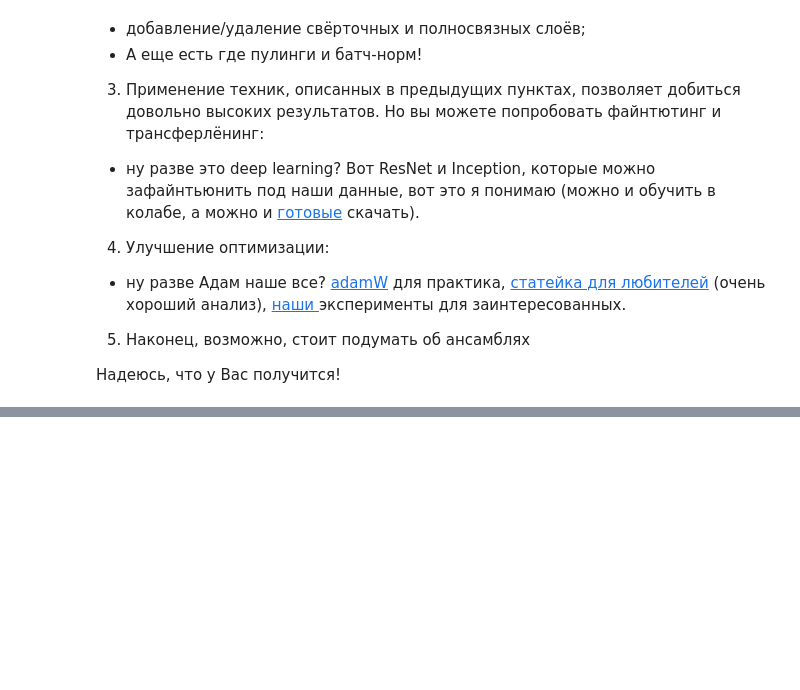
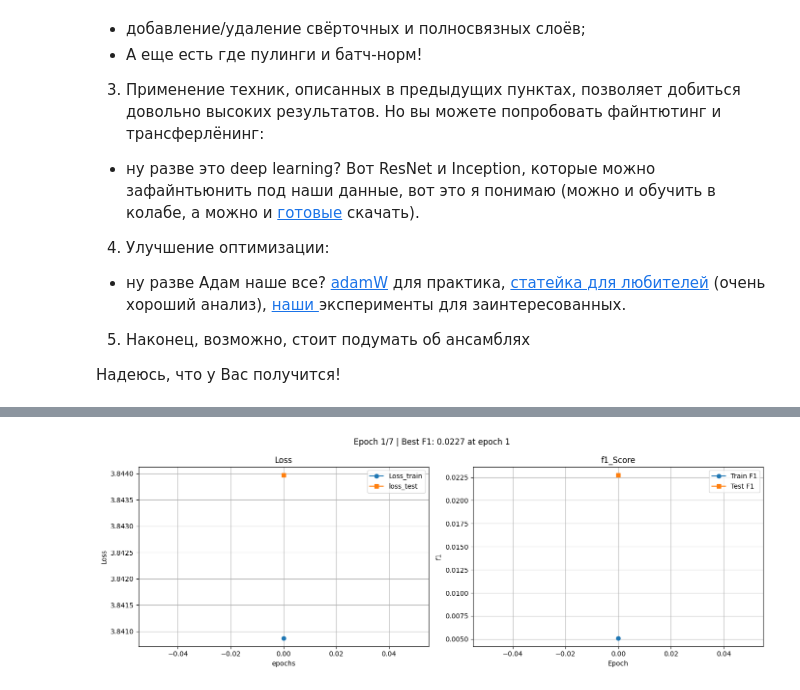
Before and after one commit to KLIOde/All_anki_bot, a Jupyter notebook: week_07_cnn_and_fine_tuning/Homework/hw_5_simpsons_classification.ipynb, the cells around one changed output, grey strips where cells are left out. Cells and saved outputs as stored; diff of their text form; code cells hidden in the pictures; blank space fills up the shorter version.

```diff
--- a/week_07_cnn_and_fine_tuning/Homework/hw_5_simpsons_classification.ipynb
+++ b/week_07_cnn_and_fine_tuning/Homework/hw_5_simpsons_classification.ipynb
@@ -790,0 +836,13 @@ my_submission.to_csv('simple_cnn_baseline.csv', index=False)
+# %%
+model_resnet = models.resnet18(pretrained=True)
+
+for param in model_resnet.parameters():
+    param.requires_grad = False
+for param in model_resnet.layer4.parameters():
+    param.requires_grad = True
+num_features = 512
+model_resnet.fc = nn.Linear(num_features, len(np.unique(train_val_labels)))
+# %%
+criterion = nn.CrossEntropyLoss()
+optimizer = torch.optim.Adam(model_simple_cnn.parameters(), lr = 1e-3, weight_decay=1e-4)
+scheduler = torch.optim.lr_scheduler.StepLR(optimizer, 2, gamma=0.5)
@@ -790,0 +962,3 @@ my_submission.to_csv('simple_cnn_baseline.csv', index=False)
+# %%
+model = Homer(len(np.unique(train_val_labels)))
+model.to(DEVICE)
@@ -790,0 +983,58 @@ my_submission.to_csv('simple_cnn_baseline.csv', index=False)
+# %%
+import numpy as np
+import matplotlib.pyplot as plt
+from IPython.display import clear_output
+
+train_losses = []
+test_losses = []
+train_f1_scores = []
+test_f1_scores = []
+best_f1 = 0
+best_epoch = -1
+epochs = 7
+
+for i in range(epochs):
+    # Обучение
+    train_loss, _, f1_train = train(model, optimizer, criterion, train_loader, i, DEVICE, f1_score)
+    train_losses.append(train_loss)
+    train_f1_scores.append(f1_train)
+
+    # Валидация
+    test_loss, _, f1_test = test(model, criterion, val_loader, i, DEVICE, best_f1, f1_score)
+    test_losses.append(test_loss)
+    test_f1_scores.append(f1_test)
+
+    scheduler.step()
+
+    if f1_test > best_f1:
+        best_f1 = f1_test
+        best_epoch = i
+
+    clear_output()
+    plt.figure(figsize=(14, 5))
+
+    plt.subplot(1, 2, 1)
+    plt.plot(np.arange(len(train_losses)), train_losses, label='Loss_train', marker='o')
+    plt.plot(np.arange(len(test_losses)), test_losses, label='loss_test', marker='s')
+    plt.title('Loss')
+    plt.xlabel('epochs')
+    plt.ylabel('Loss')
+    plt.legend()
+    plt.grid(True)
+
+    plt.subplot(1, 2, 2)
+    plt.plot(np.arange(len(train_f1_scores)), train_f1_scores, label='Train F1', marker='o')
+    plt.plot(np.arange(len(test_f1_scores)), test_f1_scores, label='Test F1', marker='s')
+    plt.title('f1_Score')
+    plt.xlabel('Epoch')
+    plt.ylabel('f1')
+    plt.legend()
+    plt.grid(True)
+
+    plt.suptitle(f'Epoch {i+1}/{epochs} | Best F1: {best_f1:.4f} at epoch {best_epoch+1}')
+    plt.tight_layout()
+    plt.show()
+
+print(f'Best F1: {best_f1:.4f} at epoch {best_epoch+1}')
+# %% [output]
+[figure, added]
```
Also changed, not shown: parts of 42 cells of this notebook.
